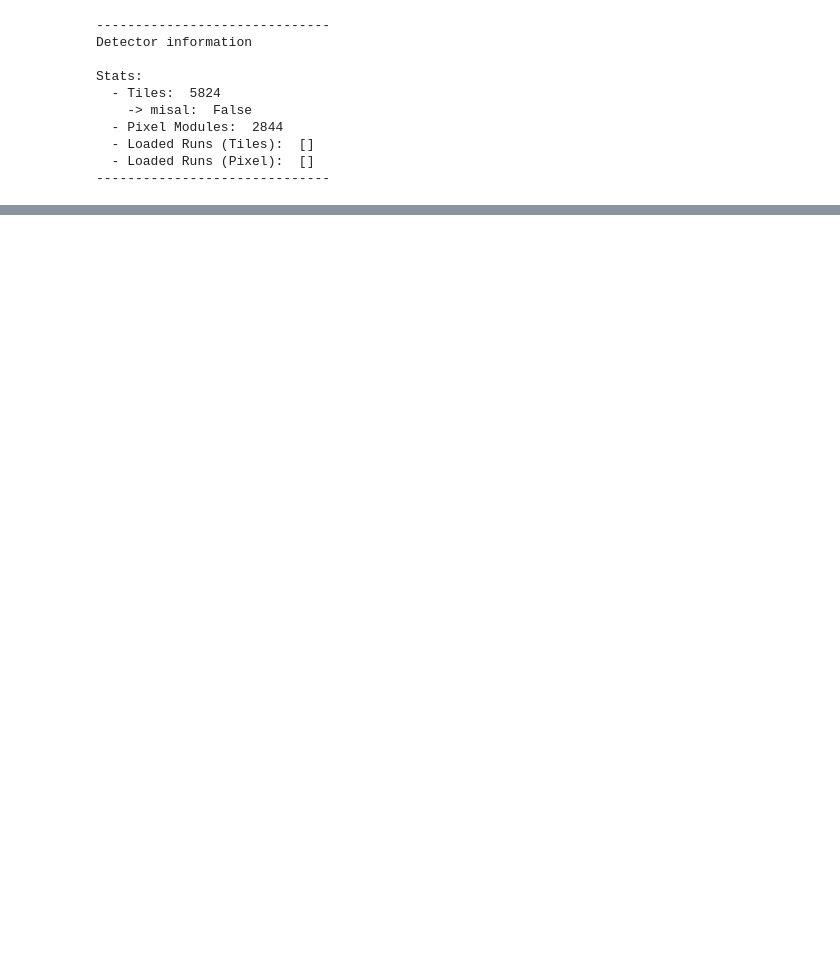
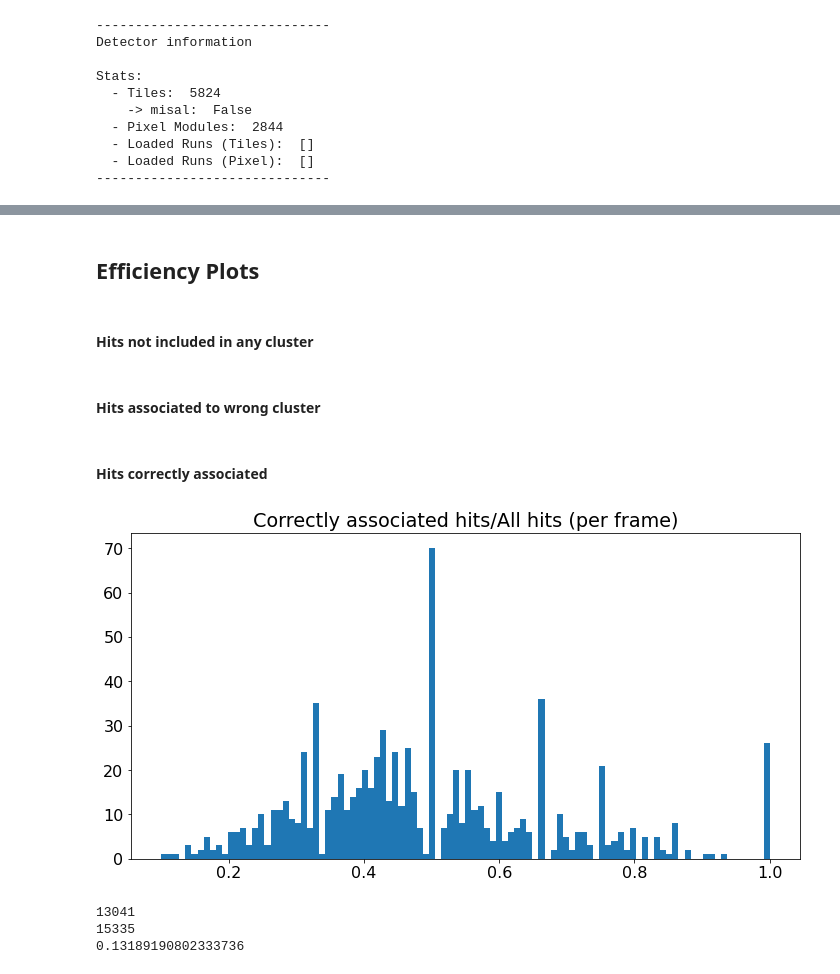
Before and after one commit to maximilianKoeper/melp, a Jupyter notebook: comparison_clustering.ipynb, the cells around one changed output, grey strips where cells are left out. Saved outputs shown, nothing was run; the diff lists cells and outputs as text; code cells hidden in the pictures; blank space fills up the shorter version.

```diff
--- a/comparison_clustering.ipynb
+++ b/comparison_clustering.ipynb
@@ -317,0 +317,11 @@ plt.show()
+# %% [markdown]
+## Efficiency Plots
+# %%
+file = ROOT.TFile(filename_sorted)
+ttree_mu3e = file.Get("mu3e")
+# %% [markdown]
+#### Hits not included in any cluster
+# %% [markdown]
+#### Hits associated to wrong cluster
+# %% [markdown]
+#### Hits correctly associated
@@ -317,0 +380,15 @@ plt.show()
+# %%
+fig = plt.figure(figsize=(12,6))
+plt.hist(frac_corr_frame, bins = 100)
+plt.title("Correctly associated hits/All hits (per frame)")
+plt.show()
+# %% [output]
+[figure, added]
+# %%
+print(np.sum(total_hits))
+print(np.sum(tot_hit_check))
+print(primary_found_counter/primary_not_found_counter)
+# %% [output]
+13041
+15335
+0.13189190802333736
```
Also changed, not shown: parts of 14 cells of this notebook, 3 other files.
